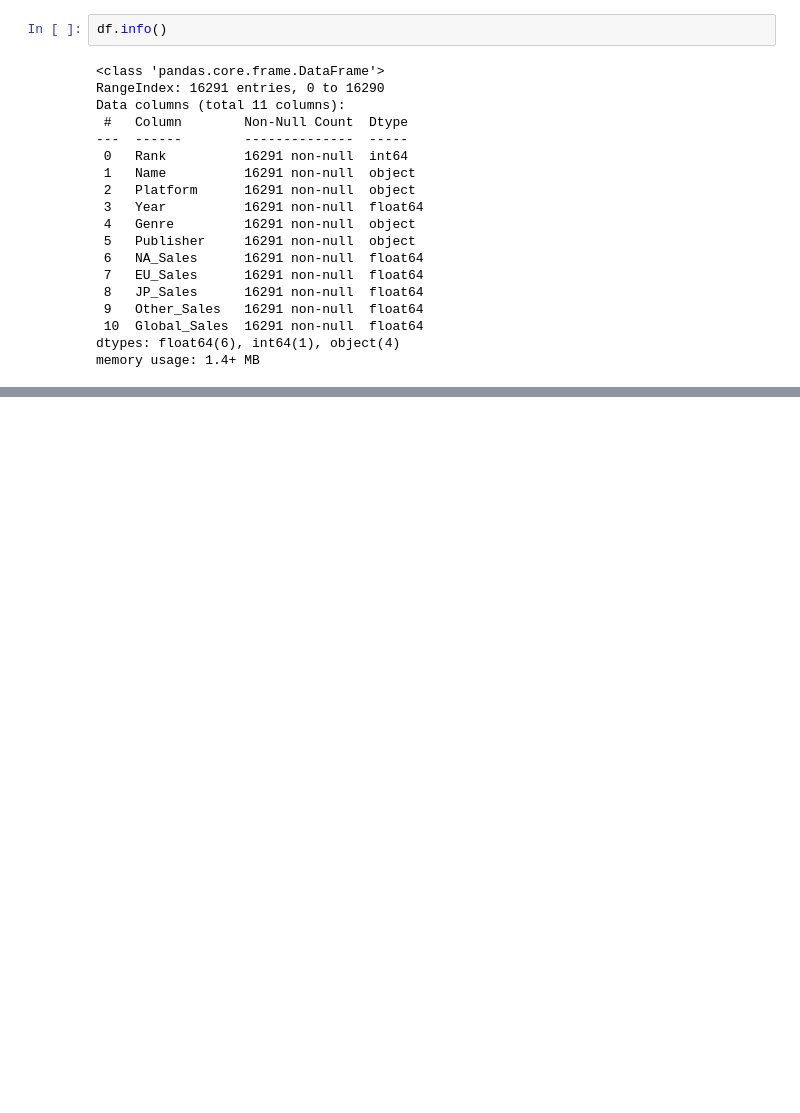
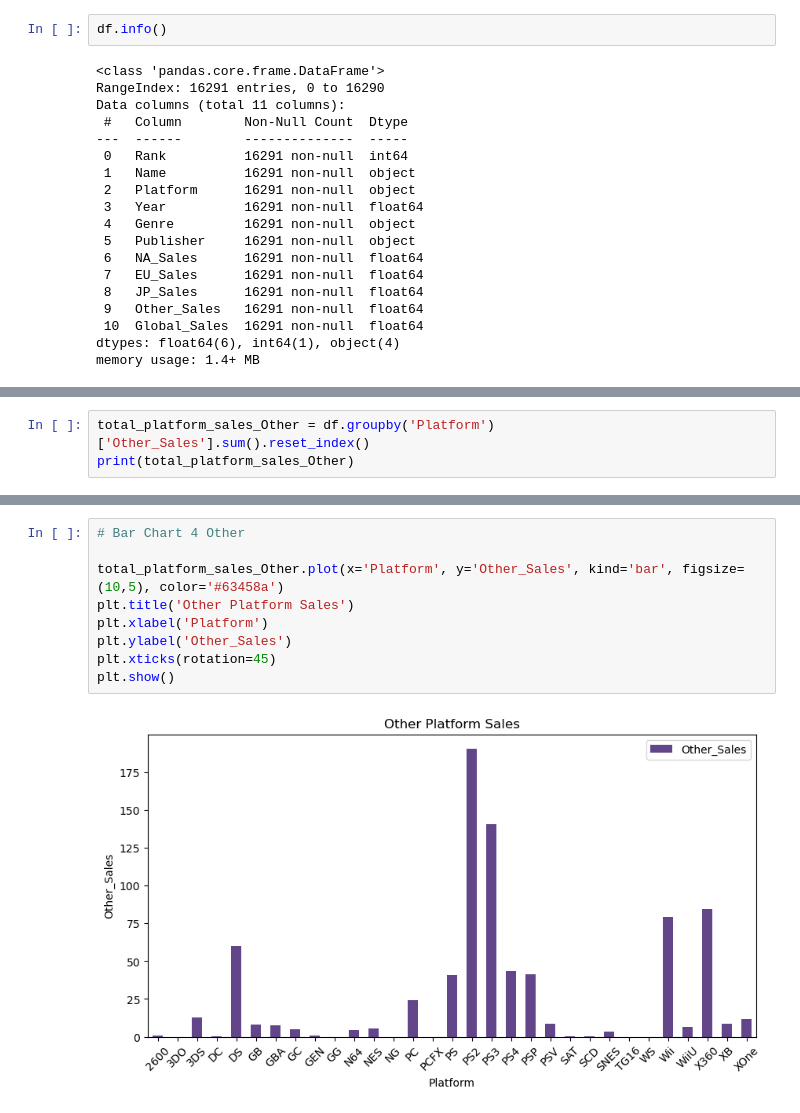
Before and after one commit to CymbalOfJoy/Project_1-Group_3, a Jupyter notebook: Data for Video Game Sales/Q1-Platforms.ipynb, the cells around one changed output, grey strips where cells are left out. Cells and saved outputs as stored; diff of their text form; blank space fills up the shorter version.

```diff
--- a/Data for Video Game Sales/Q1-Platforms.ipynb
+++ b/Data for Video Game Sales/Q1-Platforms.ipynb
@@ -35,0 +132,3 @@ memory usage: 1.4+ MB
+# %%
+total_platform_sales_Other = df.groupby('Platform')['Other_Sales'].sum().reset_index()
+print(total_platform_sales_Other)
@@ -35,0 +153,11 @@ memory usage: 1.4+ MB
+# %%
+# Bar Chart 4 Other
+
+total_platform_sales_Other.plot(x='Platform', y='Other_Sales', kind='bar', figsize=(10,5), color='#63458a')
+plt.title('Other Platform Sales')
+plt.xlabel('Platform')
+plt.ylabel('Other_Sales')
+plt.xticks(rotation=45)
+plt.show()
+# %% [output]
+[figure, added]
```
Also changed, not shown: parts of 7 cells of this notebook, 1 other file.
